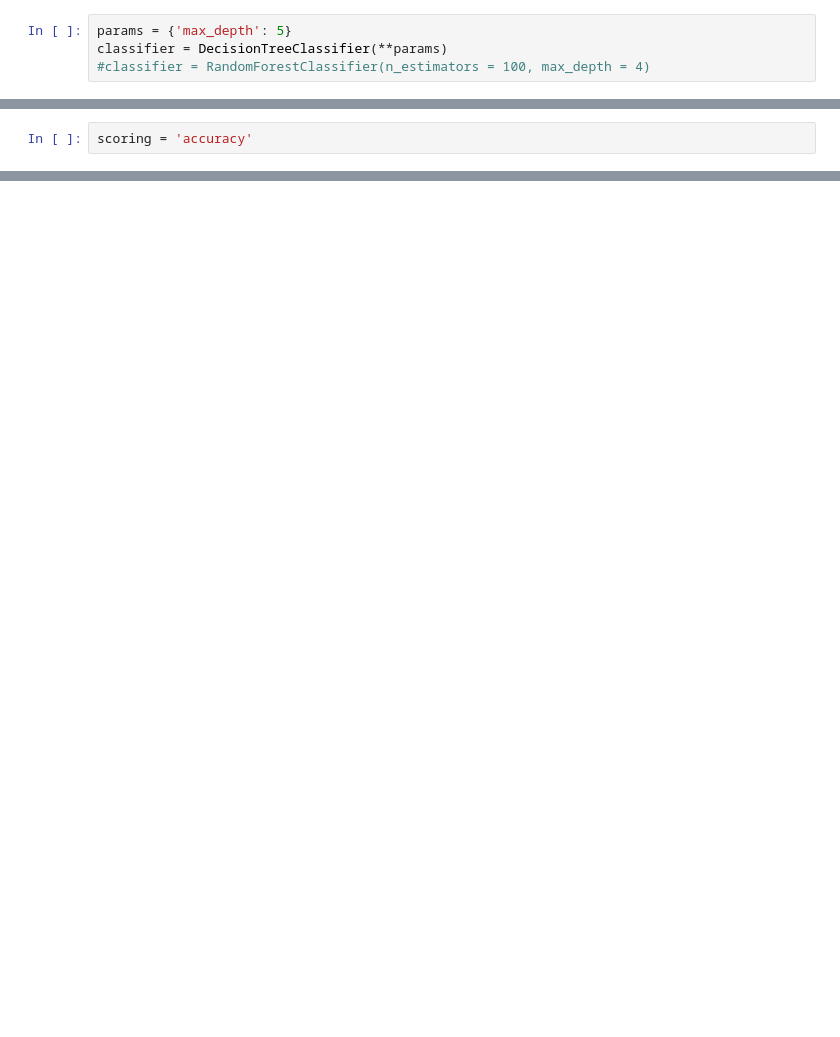
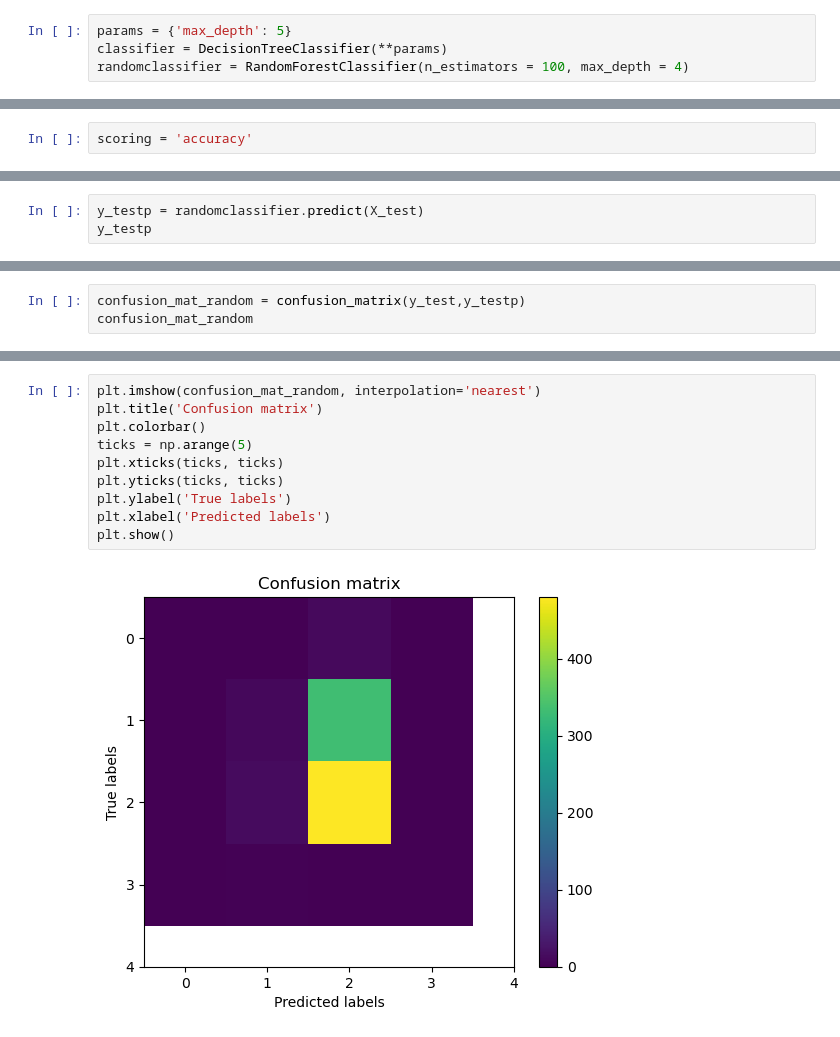
Before and after one commit to pbollhorn/bi-group-5-and-9, a Jupyter notebook: mp3/classification_actors.ipynb, the cells around one changed output, grey strips where cells are left out. Drawn from its saved outputs; the diff is of its cells as text; blank space fills up the shorter version.

```diff
--- a/mp3/classification_actors.ipynb
+++ b/mp3/classification_actors.ipynb
@@ -293,7 +264,7 @@ X_train, X_test, y_train, y_test = model_selection.train_test_split(X, y, test_s
 # %%
 params = {'max_depth': 5}
 classifier = DecisionTreeClassifier(**params)
-#classifier = RandomForestClassifier(n_estimators = 100, max_depth = 4)
+randomclassifier = RandomForestClassifier(n_estimators = 100, max_depth = 4)
 # %%
 classifier.fit(X_train, y_train)
 # %% [output]
@@ -368,0 +394,3 @@ sns.heatmap(confusion_mat, annot=True)
+# %%
+y_testp = randomclassifier.predict(X_test)
+y_testp
@@ -368,0 +439,3 @@ sns.heatmap(confusion_mat, annot=True)
+# %%
+confusion_mat_random = confusion_matrix(y_test,y_testp)
+confusion_mat_random
@@ -368,0 +457,12 @@ sns.heatmap(confusion_mat, annot=True)
+# %%
+plt.imshow(confusion_mat_random, interpolation='nearest')
+plt.title('Confusion matrix')
+plt.colorbar()
+ticks = np.arange(5)
+plt.xticks(ticks, ticks)
+plt.yticks(ticks, ticks)
+plt.ylabel('True labels')
+plt.xlabel('Predicted labels')
+plt.show()
+# %% [output]
+[figure, added]
```
Also changed, not shown: parts of 33 cells of this notebook, 8 other files.
